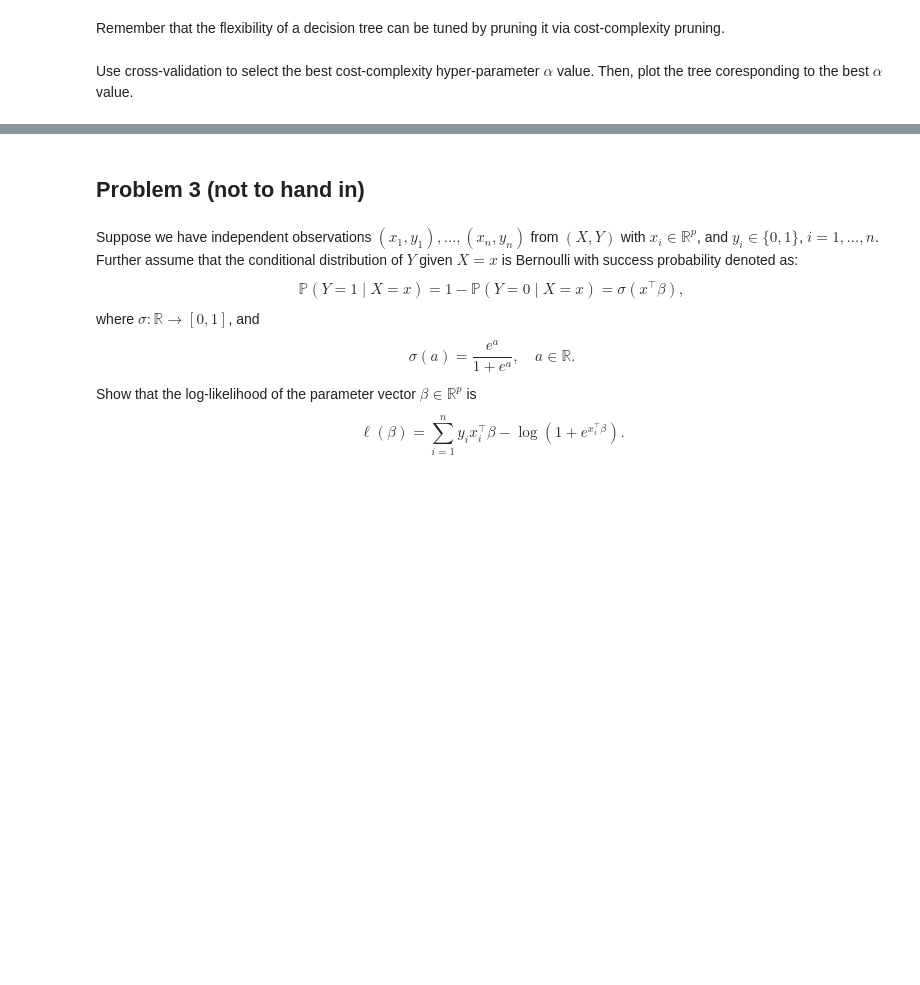
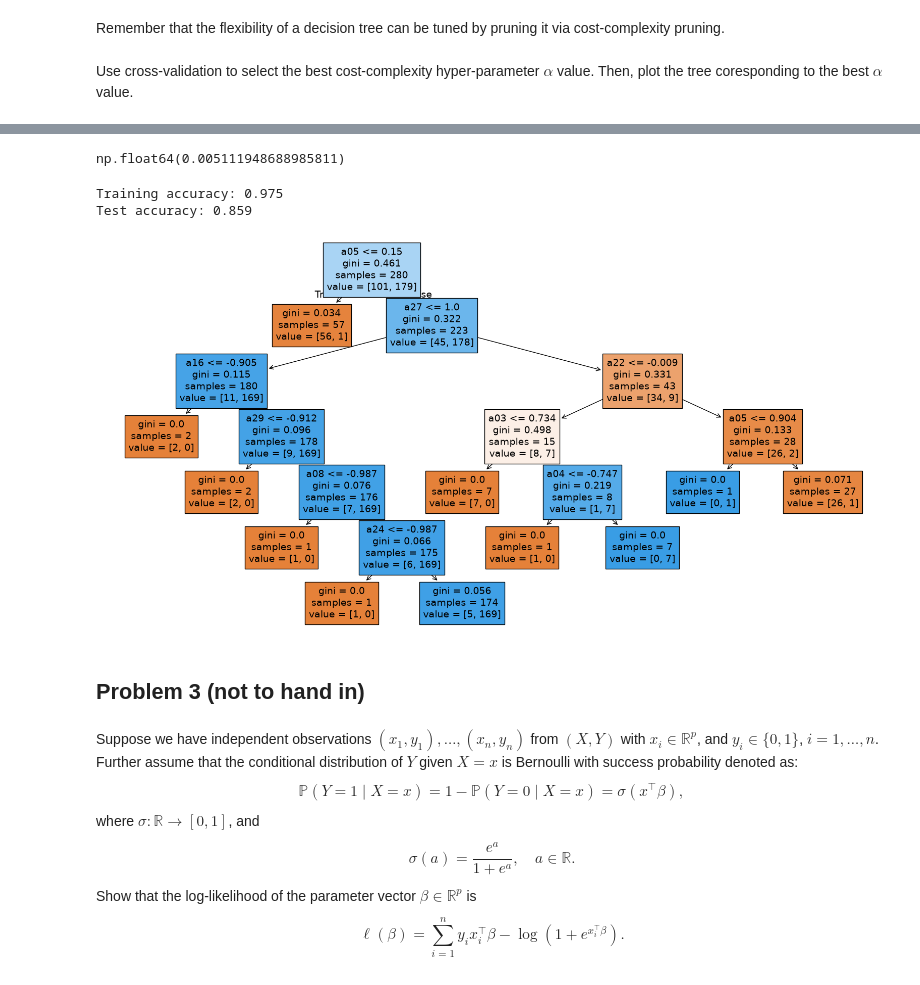
Before and after one commit to EdouarddDw/machine-learning, a Jupyter notebook: TPs/Exercise_06.ipynb, the cells around one changed output, grey strips where cells are left out. Saved outputs shown, nothing was run; the diff lists cells and outputs as text; code cells hidden in the pictures; blank space fills up the shorter version.

Commit message:
retranscribed last exercise of tp 6

```diff
--- a/TPs/Exercise_06.ipynb
+++ b/TPs/Exercise_06.ipynb
@@ -214,0 +257,12 @@ Use cross-validation to select the best cost-complexity hyper-parameter $\alpha$
+# %%
+#use cross validation to find the best alpha parameter for pruning the tree. Use 10 folds and random_state=919. Name the object `folds`.
+folds = KFold(n_splits=10, shuffle=True, random_state=919)
+#ccp_alphas = path.ccp_alphas[:-1]   # drop the last alpha, which prunes the tree down to just the root
+# %%
+grid = GridSearchCV(
+    DecisionTreeClassifier(random_state=919),
+    param_grid={"ccp_alpha": ccp_alphas},
+    cv=folds,
+    scoring="accuracy",
+)
+grid.fit(X_train, y_train)
@@ -215,7 +276,27 @@ Use cross-validation to select the best cost-complexity hyper-parameter $\alpha$
+# %%
+best_alpha = grid.best_params_["ccp_alpha"]
+best_alpha
+# %% [output]
+np.float64(0.005111948688985811)
+# %%
+#check acuracy of the pruned tree on the training and test sets
+pruned_tree = DecisionTreeClassifier(random_state=919, ccp_alpha=best_alpha)
+pruned_tree.fit(X_train, y_train)
+
+train_accuracy = pruned_tree.score(X_train, y_train)
+test_accuracy = pruned_tree.score(X_test, y_test)
+
+print(f"Training accuracy: {train_accuracy:.3f}")
+print(f"Test accuracy: {test_accuracy:.3f}")
+# %% [output]
+Training accuracy: 0.975
+Test accuracy: 0.859
 # %%
-plt.figure(figsize=(10,9))
-??
+plt.figure(figsize=(20, 10))
+plot_tree(grid.best_estimator_, feature_names=X_train.columns, filled=True)
 plt.show()
+# %% [output]
+[figure, added]
 # %% [markdown]
 ## Problem 3 (not to hand in)
 # %% [markdown]
```
Also changed, not shown: parts of 24 cells of this notebook.
